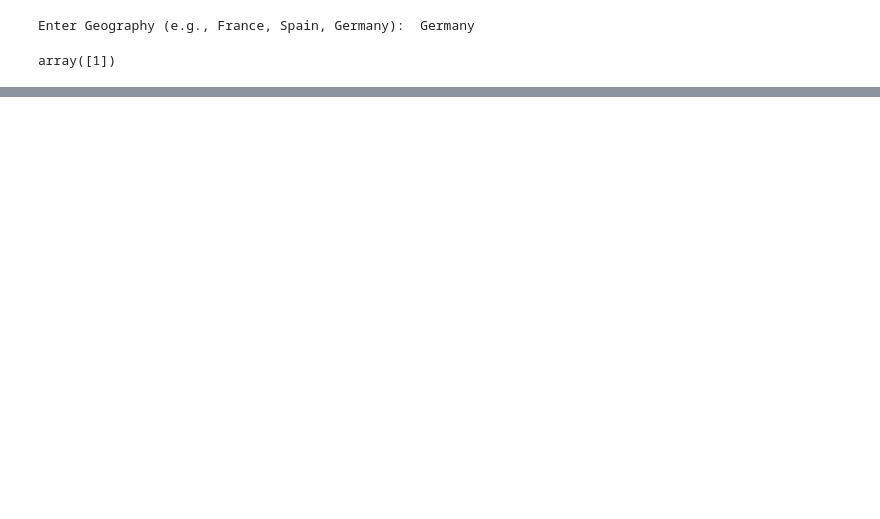
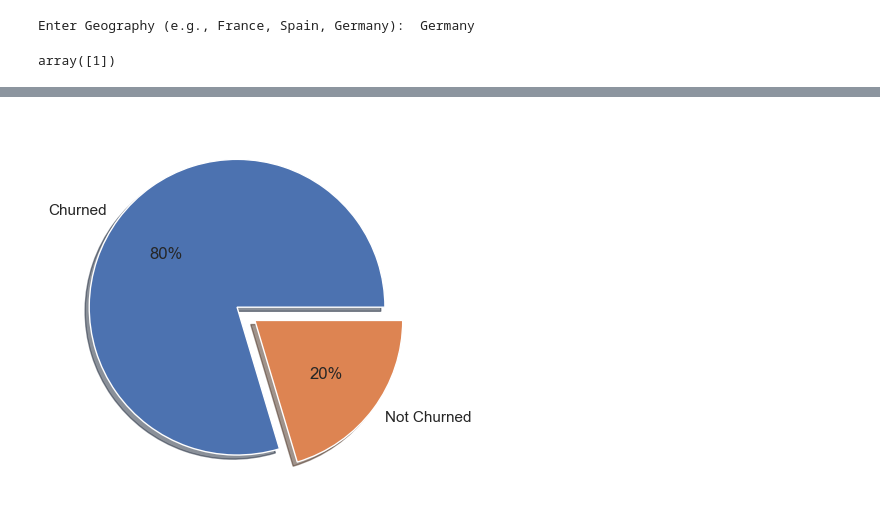
Before and after one commit to gnaneshwari1802/NareshDataScienceTasksAndProjects, a Jupyter notebook: 21. Artificial Neural Networks/artificial_neural_network Churn_Modelling.ipynb, the cells around one changed output, grey strips where cells are left out. Cells and saved outputs as stored; diff of their text form; code cells hidden in the pictures; blank space fills up the shorter version.

```diff
--- a/21. Artificial Neural Networks/artificial_neural_network Churn_Modelling.ipynb
+++ b/21. Artificial Neural Networks/artificial_neural_network Churn_Modelling.ipynb
@@ -225,10 +244,10 @@ Index(['RowNumber', 'CreditScore', 'Geography', 'Gender', 'Age', 'Tenure',
 # %%
-scale_cols =[ 'RowNumber', 'CreditScore', 'Geography', 'Gender', 'Age', 'Tenure',
-       'Balance', 'NumOfProducts', 'HasCrCard', 'IsActiveMember',
-       'EstimatedSalary', 'Exited']
-# now we scling all the data
-from sklearn.preprocessing import MinMaxScaler
-scale = MinMaxScaler()
-dataset[scale_cols] = scale.fit_transform(dataset[scale_cols])
+# scale_cols =[ 'RowNumber', 'CreditScore', 'Geography', 'Gender', 'Age', 'Tenure',
+#        'Balance', 'NumOfProducts', 'HasCrCard', 'IsActiveMember',
+#        'EstimatedSalary', 'Exited']
+# # now we scling all the data
+# from sklearn.preprocessing import MinMaxScaler
+# scale = MinMaxScaler()
+# dataset[scale_cols] = scale.fit_transform(dataset[scale_cols])
 # %%
 # independent and dependent variables
@@ -592,0 +658,11 @@ array([1])
+# %%
+import matplotlib.pyplot as plt
+
+output = dataset['Exited'].value_counts() #counting the number of entries for values of Exited i.e 0,1
+out_labels = ['Churned','Not Churned']
+out_explode = [0,0.15]
+
+plt.pie(output, labels=out_labels, explode=out_explode, autopct='%1.0f%%',shadow=True)
+plt.show()
+# %% [output]
+[figure, added]
```
Also changed, not shown: parts of 51 cells of this notebook.
